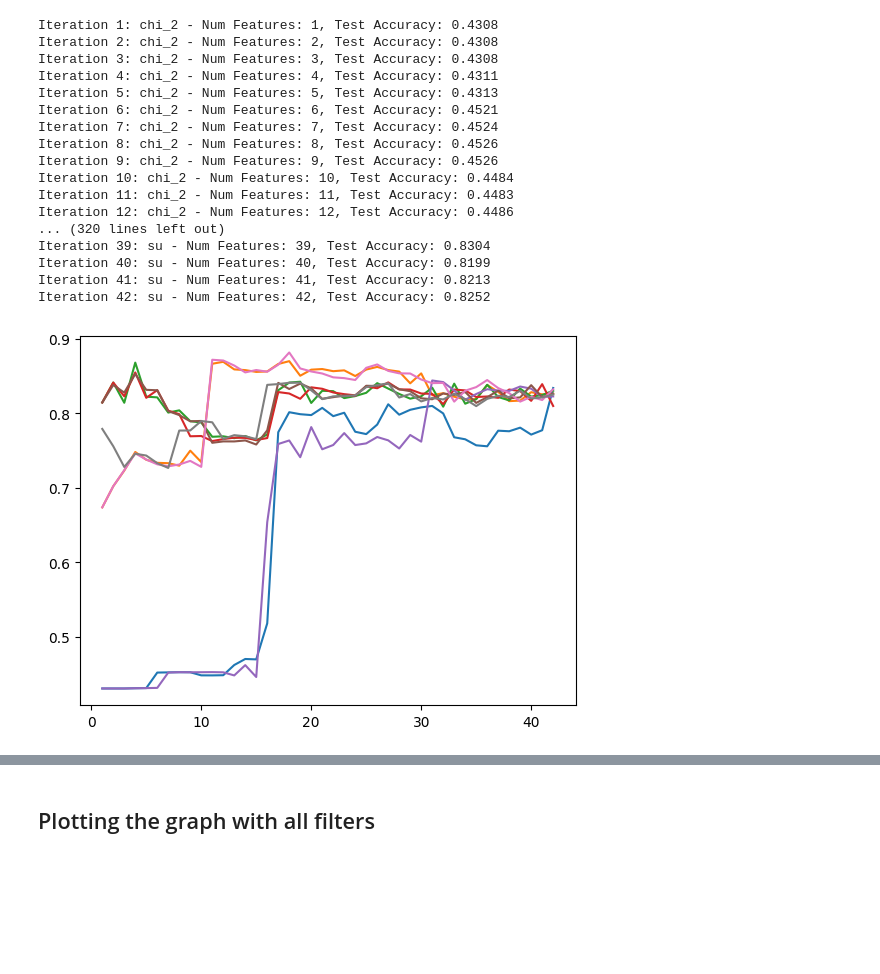
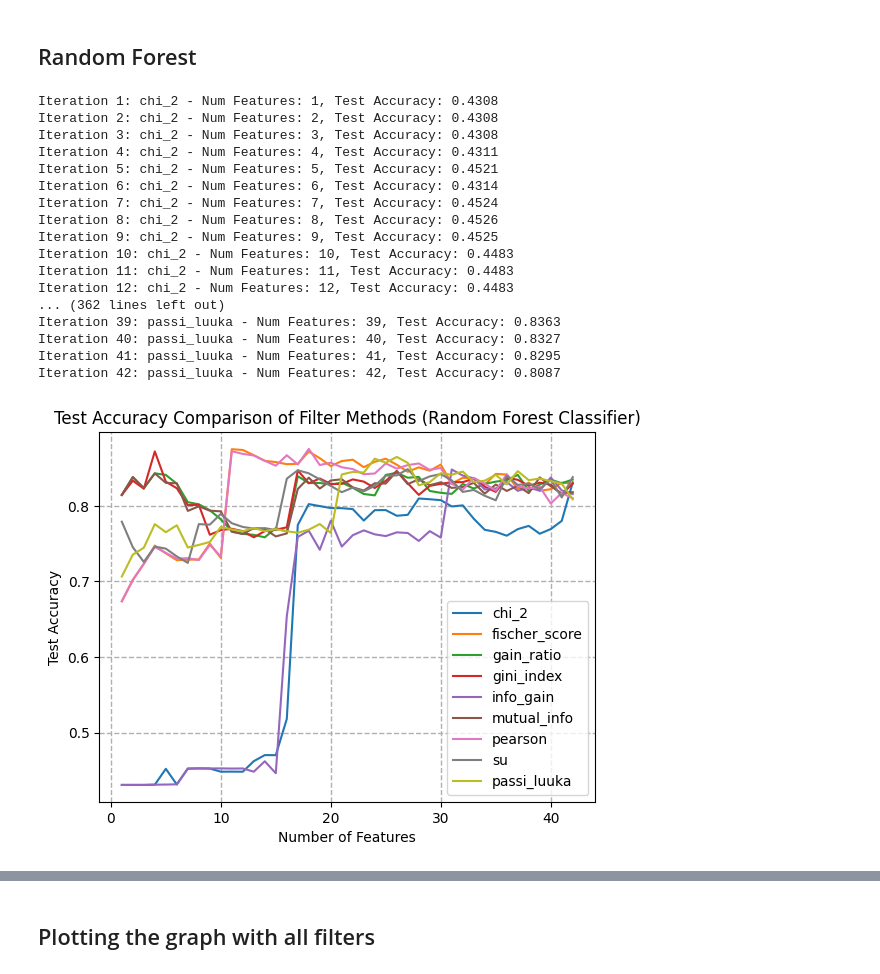
Before and after one commit to aravinds44/IntrusionDetection, a Jupyter notebook: NSL KDD/FeatureSelectionBinary/feature_ranking/feature_ranking_plot/feature_ranking_plot.ipynb, the cells around one changed output, grey strips where cells are left out. Drawn from its saved outputs; the diff is of its cells as text; code cells hidden in the pictures; blank space fills up the shorter version.

Commit message:
PassiLukka code added

```diff
--- a/NSL KDD/FeatureSelectionBinary/feature_ranking/feature_ranking_plot/feature_ranking_plot.ipynb
+++ b/NSL KDD/FeatureSelectionBinary/feature_ranking/feature_ranking_plot/feature_ranking_plot.ipynb
@@ -19,8 +19,11 @@ y_train = train_data["binaryoutcome"]
 # Features and labels for testing
 X_test = test_data.drop("binaryoutcome", axis=1)
 y_test = test_data["binaryoutcome"]
+# %% [markdown]
+## Random Forest
 # %%
 # Iterate through each sheet
+filter_accuracy_rf = dict()
 for sheet_name in sheet_names:
     # Read the sheet into a DataFrame
     sheet_df = pd.read_excel(excel_file, sheet_name)
@@ -33,41 +36,50 @@ for sheet_name in sheet_names:
     num_features = []
 
     # Extract top i features based on the sorted feature list
     for i in range(1, sheet_df.shape[0] + 1):
         x_train_filtered = X_train[sheet_df['Feature'][:i]]
         x_test_filtered = X_test[sheet_df['Feature'][:i]]
 
         # Ensure at least one feature is selected
         if x_train_filtered.shape[1] > 0:
             # Train the model on the filtered training data
             clf = RandomForestClassifier()
             clf.fit(x_train_filtered, y_train)
 
             # Test the model on the filtered test data
             accuracy = clf.score(x_test_filtered, y_test)
             accuracy_scores.append(accuracy)
             num_features.append(i)
 
             print(f"Iteration {i}: {sheet_name} - Num Features: {i}, Test Accuracy: {accuracy:.4f}")
 
     # Plot the line for each filter method
     plt.plot(num_features, accuracy_scores, label=sheet_name)
+    filter_accuracy_rf[sheet_name] = [num_features,accuracy_scores]
+
+plt.xlabel("Number of Features")
+plt.ylabel("Test Accuracy")
+plt.title("Test Accuracy Comparison of Filter Methods (Random Forest Classifier)")
+plt.legend()  # Add legend for better visualization
+# Add grid with 1 unit spacing
+plt.grid(True, which='both', linestyle='--', linewidth=1)
+plt.show()
 # %% [output]
 Iteration 1: chi_2 - Num Features: 1, Test Accuracy: 0.4308
 Iteration 2: chi_2 - Num Features: 2, Test Accuracy: 0.4308
 Iteration 3: chi_2 - Num Features: 3, Test Accuracy: 0.4308
 Iteration 4: chi_2 - Num Features: 4, Test Accuracy: 0.4311
-Iteration 5: chi_2 - Num Features: 5, Test Accuracy: 0.4313
-Iteration 6: chi_2 - Num Features: 6, Test Accuracy: 0.4521
+Iteration 5: chi_2 - Num Features: 5, Test Accuracy: 0.4521
+Iteration 6: chi_2 - Num Features: 6, Test Accuracy: 0.4314
 Iteration 7: chi_2 - Num Features: 7, Test Accuracy: 0.4524
 Iteration 8: chi_2 - Num Features: 8, Test Accuracy: 0.4526
-Iteration 9: chi_2 - Num Features: 9, Test Accuracy: 0.4526
-Iteration 10: chi_2 - Num Features: 10, Test Accuracy: 0.4484
+Iteration 9: chi_2 - Num Features: 9, Test Accuracy: 0.4525
+Iteration 10: chi_2 - Num Features: 10, Test Accuracy: 0.4483
 Iteration 11: chi_2 - Num Features: 11, Test Accuracy: 0.4483
-Iteration 12: chi_2 - Num Features: 12, Test Accuracy: 0.4486
-... (320 lines left out)
-Iteration 39: su - Num Features: 39, Test Accuracy: 0.8304
-Iteration 40: su - Num Features: 40, Test Accuracy: 0.8199
-Iteration 41: su - Num Features: 41, Test Accuracy: 0.8213
-Iteration 42: su - Num Features: 42, Test Accuracy: 0.8252
+Iteration 12: chi_2 - Num Features: 12, Test Accuracy: 0.4483
+... (362 lines left out)
+Iteration 39: passi_luuka - Num Features: 39, Test Accuracy: 0.8363
+Iteration 40: passi_luuka - Num Features: 40, Test Accuracy: 0.8327
+Iteration 41: passi_luuka - Num Features: 41, Test Accuracy: 0.8295
+Iteration 42: passi_luuka - Num Features: 42, Test Accuracy: 0.8087
-[figure, old version]
+[figure, new version]
```
Also changed, not shown: parts of 12 cells of this notebook, 12 other files.
